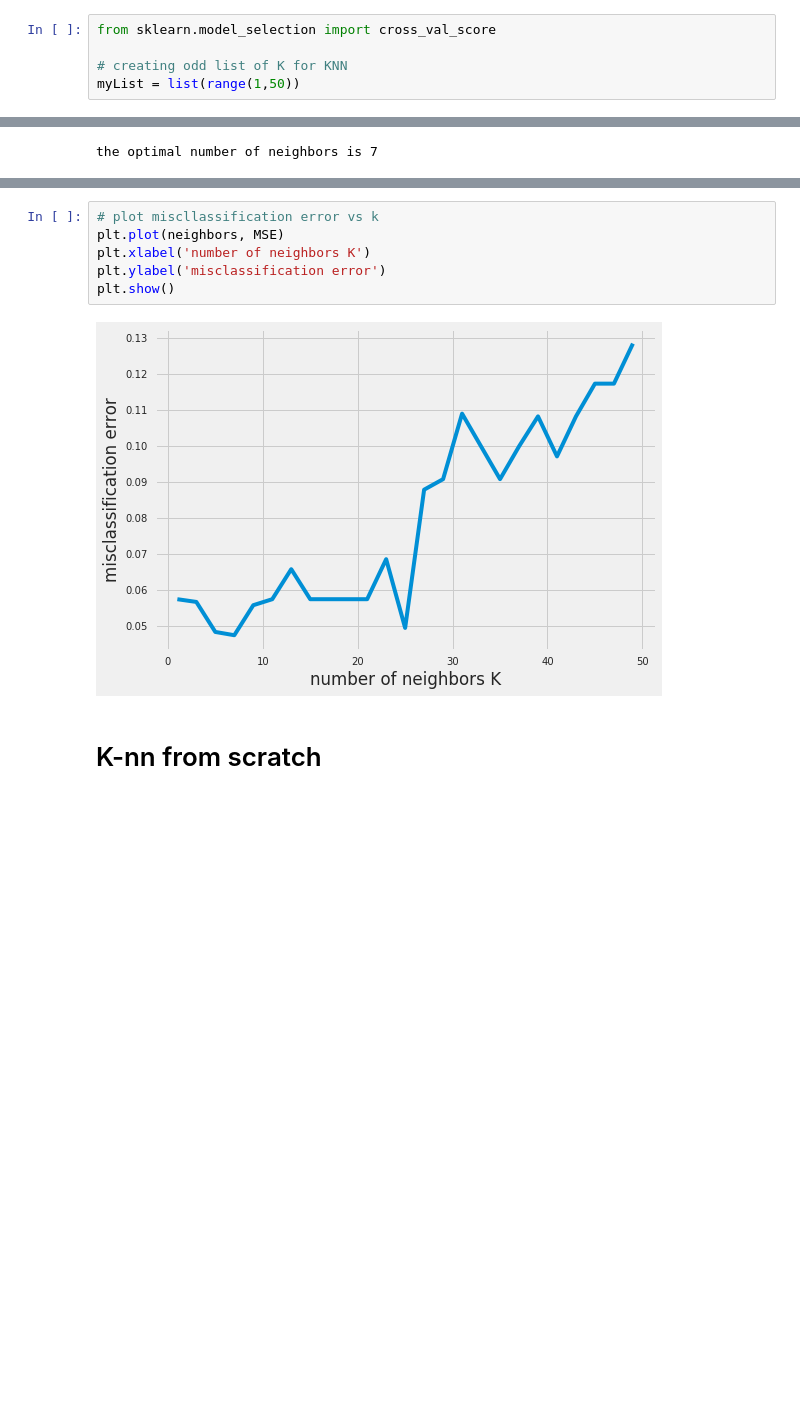
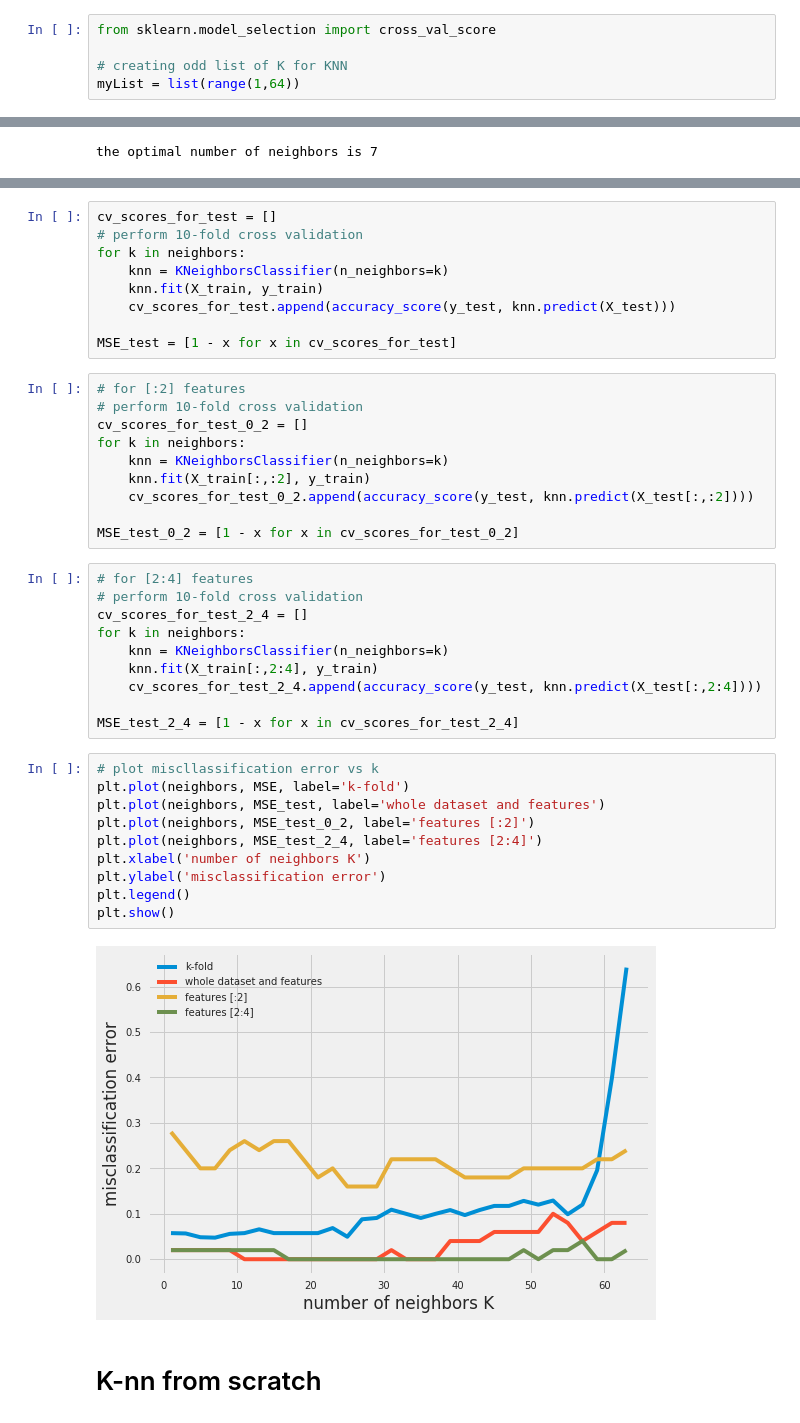
Before and after one commit to hyzhak/k-nn, a Jupyter notebook: main.ipynb, the cells around one changed output, grey strips where cells are left out. Saved outputs shown, nothing was run; the diff lists cells and outputs as text; blank space fills up the shorter version.

```diff
--- a/main.ipynb
+++ b/main.ipynb
@@ -79,7 +87,7 @@ print(accuracy_score(y_test, pred))
 from sklearn.model_selection import cross_val_score
 
 # creating odd list of K for KNN
-myList = list(range(1,50))
+myList = list(range(1,64))
 # %%
 # subsetting just the odd ones
 neighbors = list(filter(lambda x: x % 2 != 0, myList))
@@ -107,11 +117,44 @@ the optimal number of neighbors is 7
+# %%
+cv_scores_for_test = []
+# perform 10-fold cross validation
+for k in neighbors:
+    knn = KNeighborsClassifier(n_neighbors=k)
+    knn.fit(X_train, y_train)
+    cv_scores_for_test.append(accuracy_score(y_test, knn.predict(X_test)))
+
+MSE_test = [1 - x for x in cv_scores_for_test]
+# %%
+# for [:2] features
+# perform 10-fold cross validation
+cv_scores_for_test_0_2 = []
+for k in neighbors:
+    knn = KNeighborsClassifier(n_neighbors=k)
+    knn.fit(X_train[:,:2], y_train)
+    cv_scores_for_test_0_2.append(accuracy_score(y_test, knn.predict(X_test[:,:2])))
+
+MSE_test_0_2 = [1 - x for x in cv_scores_for_test_0_2]
+# %%
+# for [2:4] features
+# perform 10-fold cross validation
+cv_scores_for_test_2_4 = []
+for k in neighbors:
+    knn = KNeighborsClassifier(n_neighbors=k)
+    knn.fit(X_train[:,2:4], y_train)
+    cv_scores_for_test_2_4.append(accuracy_score(y_test, knn.predict(X_test[:,2:4])))
+
+MSE_test_2_4 = [1 - x for x in cv_scores_for_test_2_4]
 # %%
 # plot miscllassification error vs k
-plt.plot(neighbors, MSE)
+plt.plot(neighbors, MSE, label='k-fold')
+plt.plot(neighbors, MSE_test, label='whole dataset and features')
+plt.plot(neighbors, MSE_test_0_2, label='features [:2]')
+plt.plot(neighbors, MSE_test_2_4, label='features [2:4]')
 plt.xlabel('number of neighbors K')
 plt.ylabel('misclassification error')
+plt.legend()
 plt.show()
 # %% [output]
-[figure, old version]
+[figure, new version]
 # %% [markdown]
 # K-nn from scratch
 # %%
```
Also changed, not shown: parts of 10 cells of this notebook.
